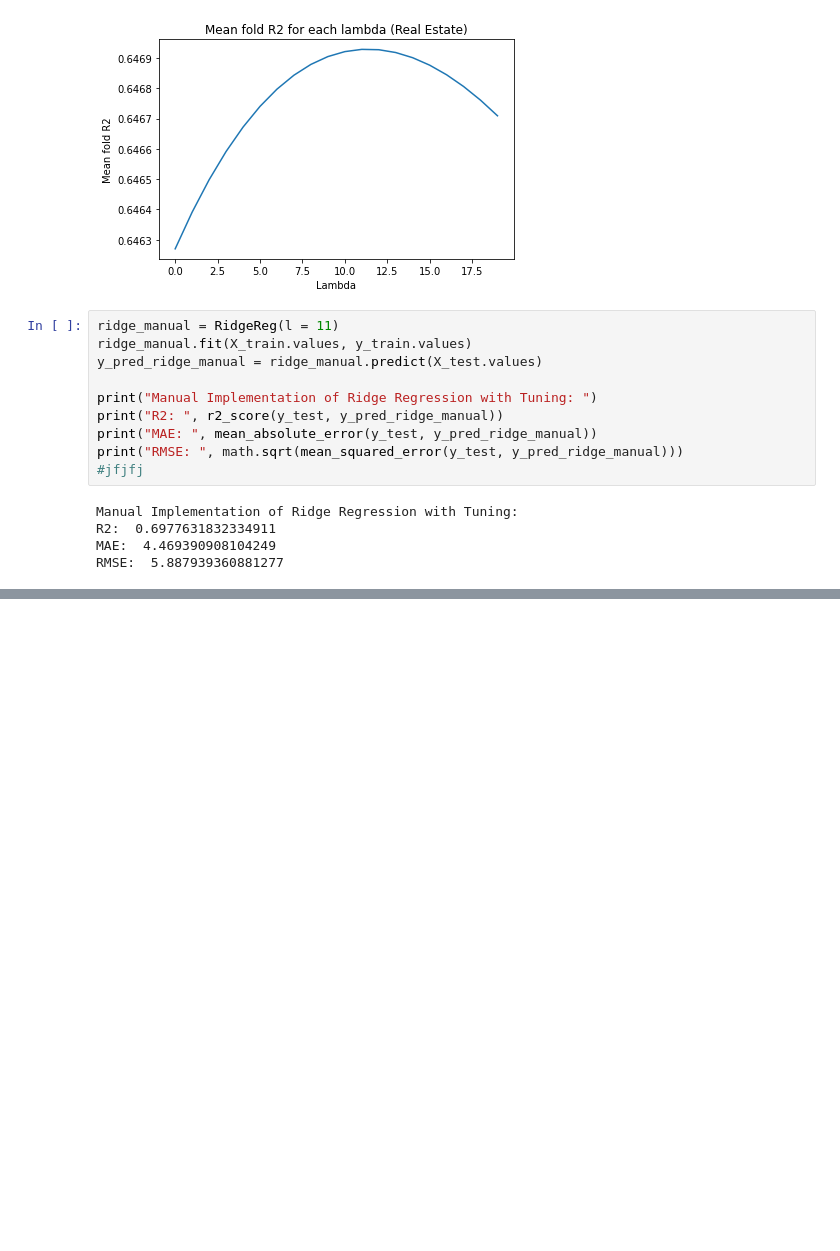
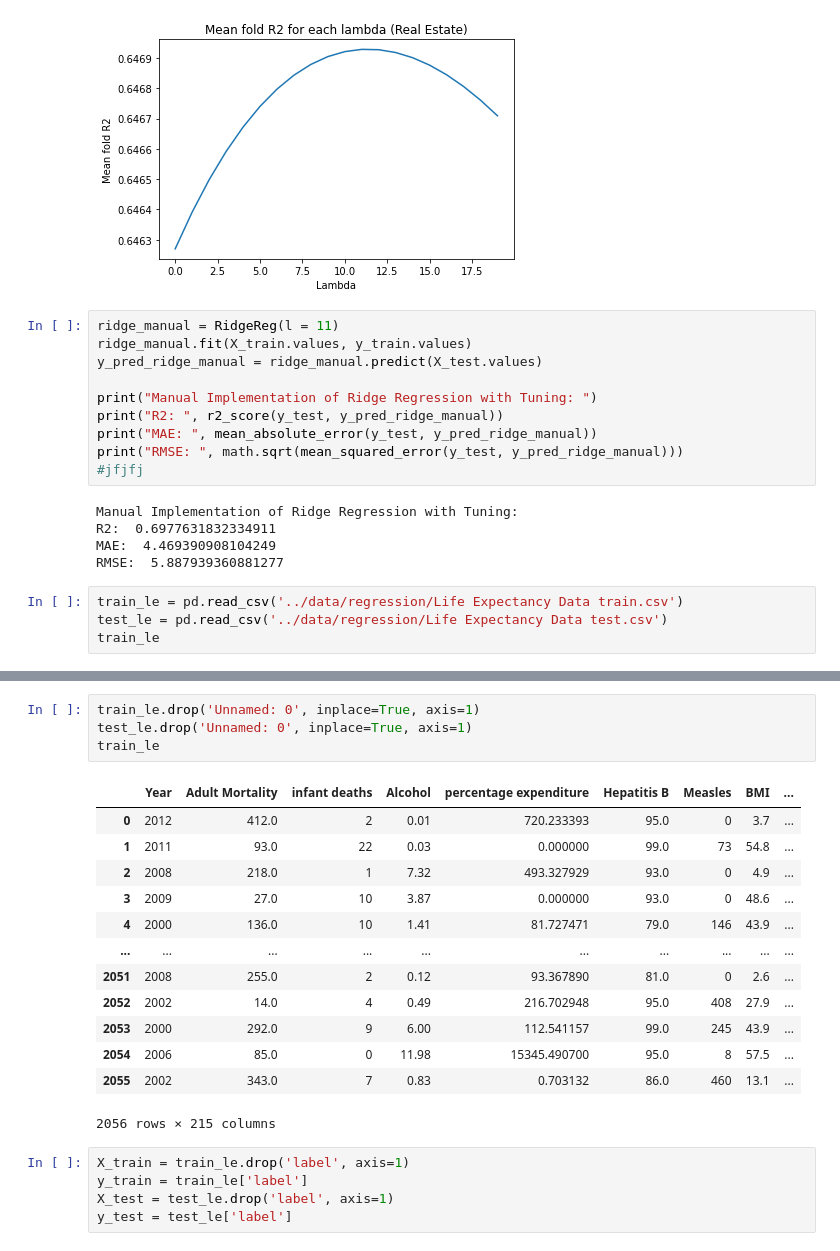
Before and after one commit to donikaSkenderbeut/machine-learning, a Jupyter notebook: Ex2/regression/linear-reg.ipynb, the cells around one changed output, grey strips where cells are left out. Drawn from its saved outputs; the diff is of its cells as text; blank space fills up the shorter version.

```diff
--- a/Ex2/regression/linear-reg.ipynb
+++ b/Ex2/regression/linear-reg.ipynb
@@ -175,3 +178,7 @@ Manual Implementation of Ridge Regression with Tuning:
 R2:  0.6977631832334911
 MAE:  4.469390908104249
 RMSE:  5.887939360881277
+# %%
+train_le = pd.read_csv('../data/regression/Life Expectancy Data train.csv')
+test_le = pd.read_csv('../data/regression/Life Expectancy Data test.csv')
+train_le
@@ -177,0 +199,23 @@ RMSE:  5.887939360881277
+# %%
+train_le.drop('Unnamed: 0', inplace=True, axis=1)
+test_le.drop('Unnamed: 0', inplace=True, axis=1)
+train_le
+# %% [output]
+|  | Year | Adult Mortality | infant deaths | Alcohol | percentage expenditure | Hepatitis B | Measles | BMI | ... |
+| 0 | 2012 | 412.0 | 2 | 0.01 | 720.233393 | 95.0 | 0 | 3.7 | ... |
+| 1 | 2011 | 93.0 | 22 | 0.03 | 0.000000 | 99.0 | 73 | 54.8 | ... |
+| 2 | 2008 | 218.0 | 1 | 7.32 | 493.327929 | 93.0 | 0 | 4.9 | ... |
+| 3 | 2009 | 27.0 | 10 | 3.87 | 0.000000 | 93.0 | 0 | 48.6 | ... |
+| 4 | 2000 | 136.0 | 10 | 1.41 | 81.727471 | 79.0 | 146 | 43.9 | ... |
+| ... | ... | ... | ... | ... | ... | ... | ... | ... | ... |
+| 2051 | 2008 | 255.0 | 2 | 0.12 | 93.367890 | 81.0 | 0 | 2.6 | ... |
+| 2052 | 2002 | 14.0 | 4 | 0.49 | 216.702948 | 95.0 | 408 | 27.9 | ... |
+| 2053 | 2000 | 292.0 | 9 | 6.00 | 112.541157 | 99.0 | 245 | 43.9 | ... |
+| 2054 | 2006 | 85.0 | 0 | 11.98 | 15345.490700 | 95.0 | 8 | 57.5 | ... |
+| 2055 | 2002 | 343.0 | 7 | 0.83 | 0.703132 | 86.0 | 460 | 13.1 | ... |
+2056 rows × 215 columns
+# %%
+X_train = train_le.drop('label', axis=1)
+y_train = train_le['label']
+X_test = test_le.drop('label', axis=1)
+y_test = test_le['label']
```
Also changed, not shown: parts of 6 cells of this notebook, 4 other files.
